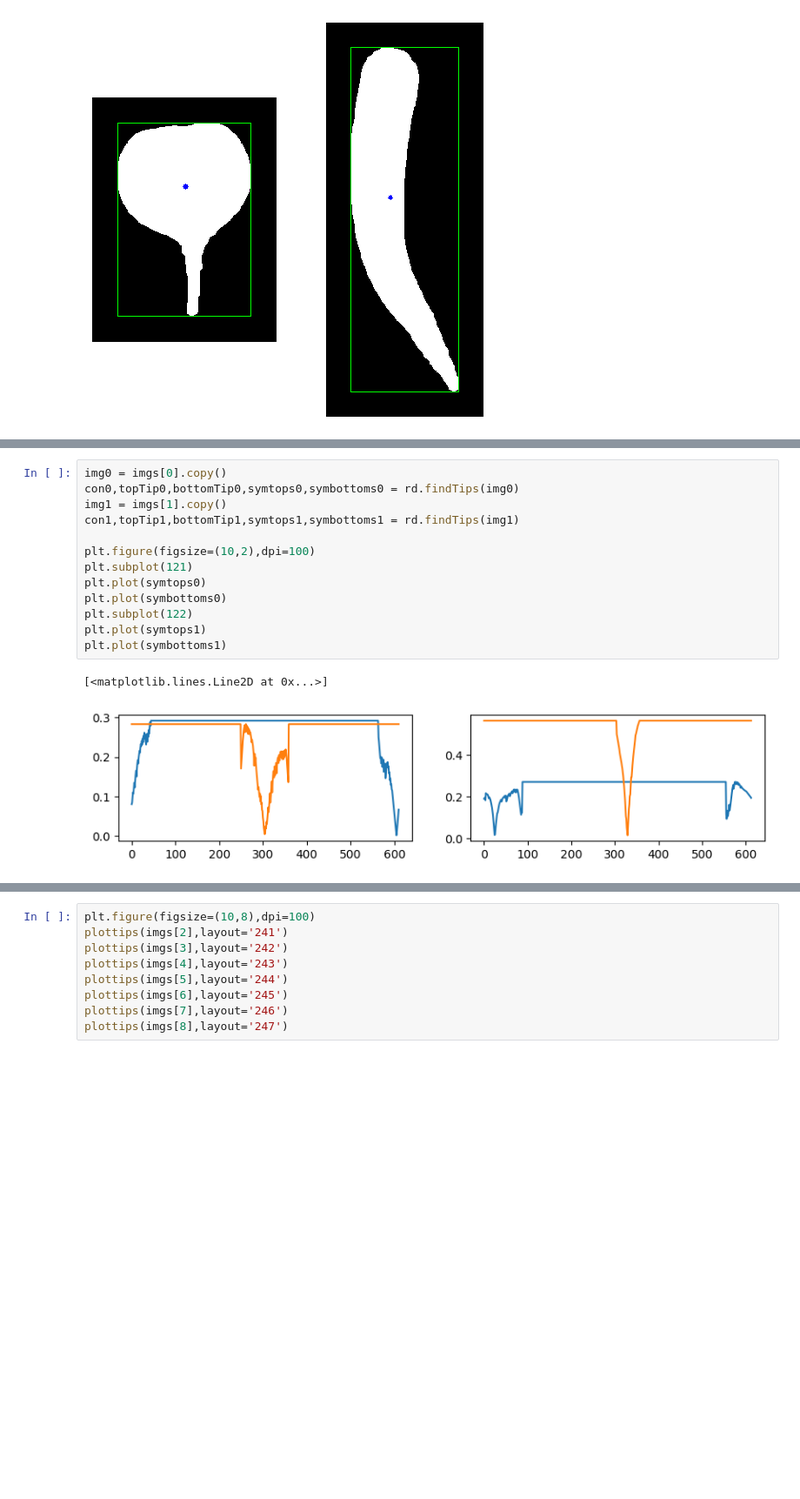
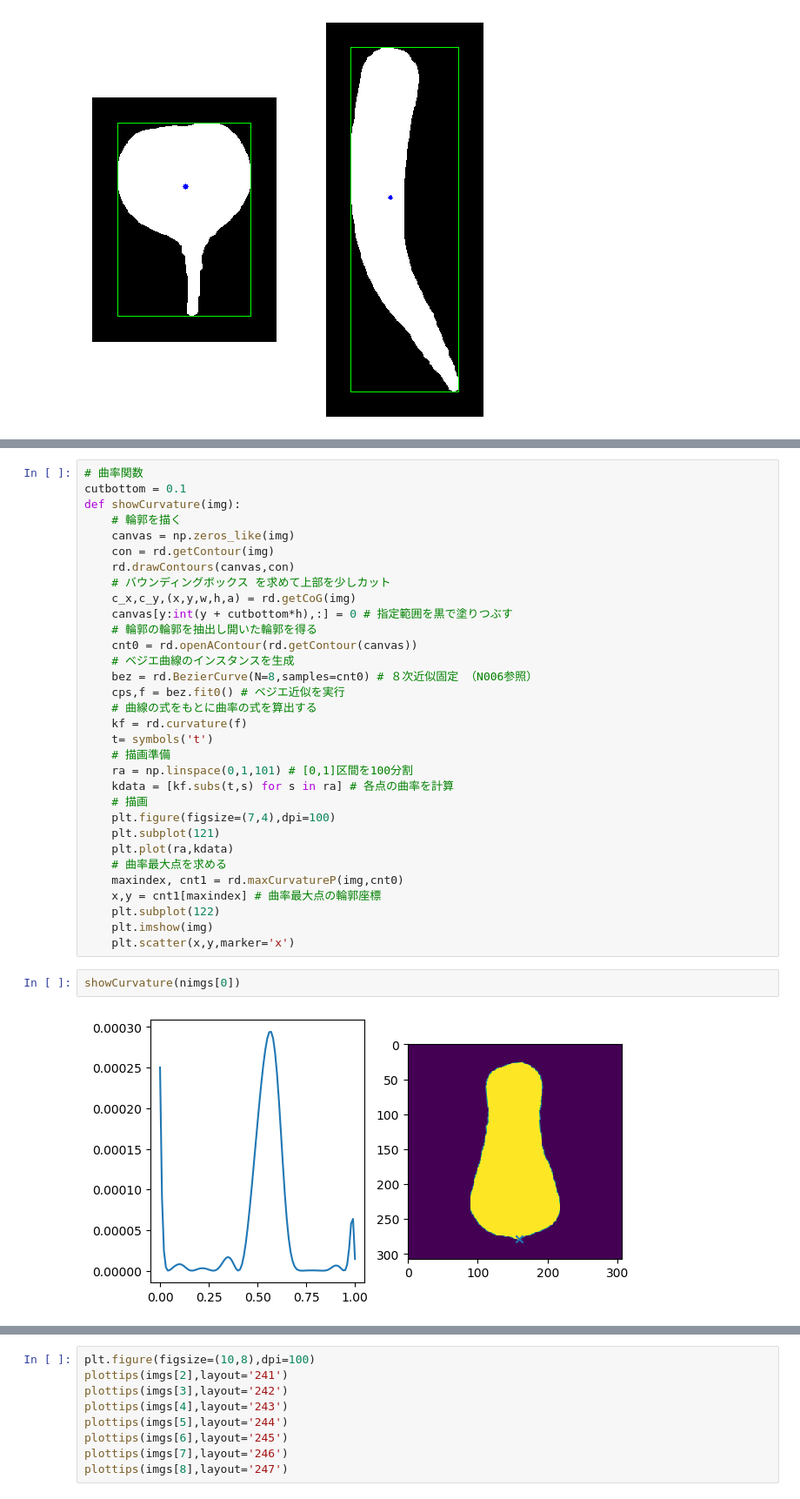
Before and after one commit to iciromaco/RadiShLab, a Jupyter notebook: N005_輪郭線の自動分割.ipynb, the cells around one changed output, grey strips where cells are left out. Shown at 87% size. Saved outputs shown, nothing was run; the diff lists cells and outputs as text; blank space fills up the shorter version.

```diff
--- a/N005_輪郭線の自動分割.ipynb
+++ b/N005_輪郭線の自動分割.ipynb
@@ -156,16 +184,36 @@ $$E_i = \frac{1}{N}\sum_{n=1}^{N} \frac{\left|\vec{P_i Q_{i,n}}\cdot\vec{P_{i-n}
-# %%
-img0 = imgs[0].copy()
-con0,topTip0,bottomTip0,symtops0,symbottoms0 = rd.findTips(img0)
-img1 = imgs[1].copy()
-con1,topTip1,bottomTip1,symtops1,symbottoms1 = rd.findTips(img1)
-
-plt.figure(figsize=(10,2),dpi=100)
-plt.subplot(121)
-plt.plot(symtops0)
-plt.plot(symbottoms0)
-plt.subplot(122)
-plt.plot(symtops1)
-plt.plot(symbottoms1)
-# %% [output]
-[<matplotlib.lines.Line2D at 0x...>]
-[figure, removed]
+# %%
+# 曲率関数
+cutbottom = 0.1
+def showCurvature(img):
+    # 輪郭を描く
+    canvas = np.zeros_like(img)
+    con = rd.getContour(img)
+    rd.drawContours(canvas,con)
+    # バウンディングボックス を求めて上部を少しカット
+    c_x,c_y,(x,y,w,h,a) = rd.getCoG(img)
+    canvas[y:int(y + cutbottom*h),:] = 0 # 指定範囲を黒で塗りつぶす
+    # 輪郭の輪郭を抽出し開いた輪郭を得る
+    cnt0 = rd.openAContour(rd.getContour(canvas))
+    # ベジエ曲線のインスタンスを生成
+    bez = rd.BezierCurve(N=8,samples=cnt0) # ８次近似固定 （N006参照）
+    cps,f = bez.fit0() # ベジエ近似を実行
+    # 曲線の式をもとに曲率の式を算出する
+    kf = rd.curvature(f)
+    t= symbols('t')
+    # 描画準備
+    ra = np.linspace(0,1,101) # [0,1]区間を100分割
+    kdata = [kf.subs(t,s) for s in ra] # 各点の曲率を計算
+    # 描画
+    plt.figure(figsize=(7,4),dpi=100)
+    plt.subplot(121)
+    plt.plot(ra,kdata)
+    # 曲率最大点を求める
+    maxindex, cnt1 = rd.maxCurvatureP(img,cnt0)
+    x,y = cnt1[maxindex] # 曲率最大点の輪郭座標
+    plt.subplot(122)
+    plt.imshow(img)
+    plt.scatter(x,y,marker='x')
+# %%
+showCurvature(nimgs[0])
+# %% [output]
+[figure, added]
```
Also changed, not shown: parts of 17 cells of this notebook, 4 other files.
